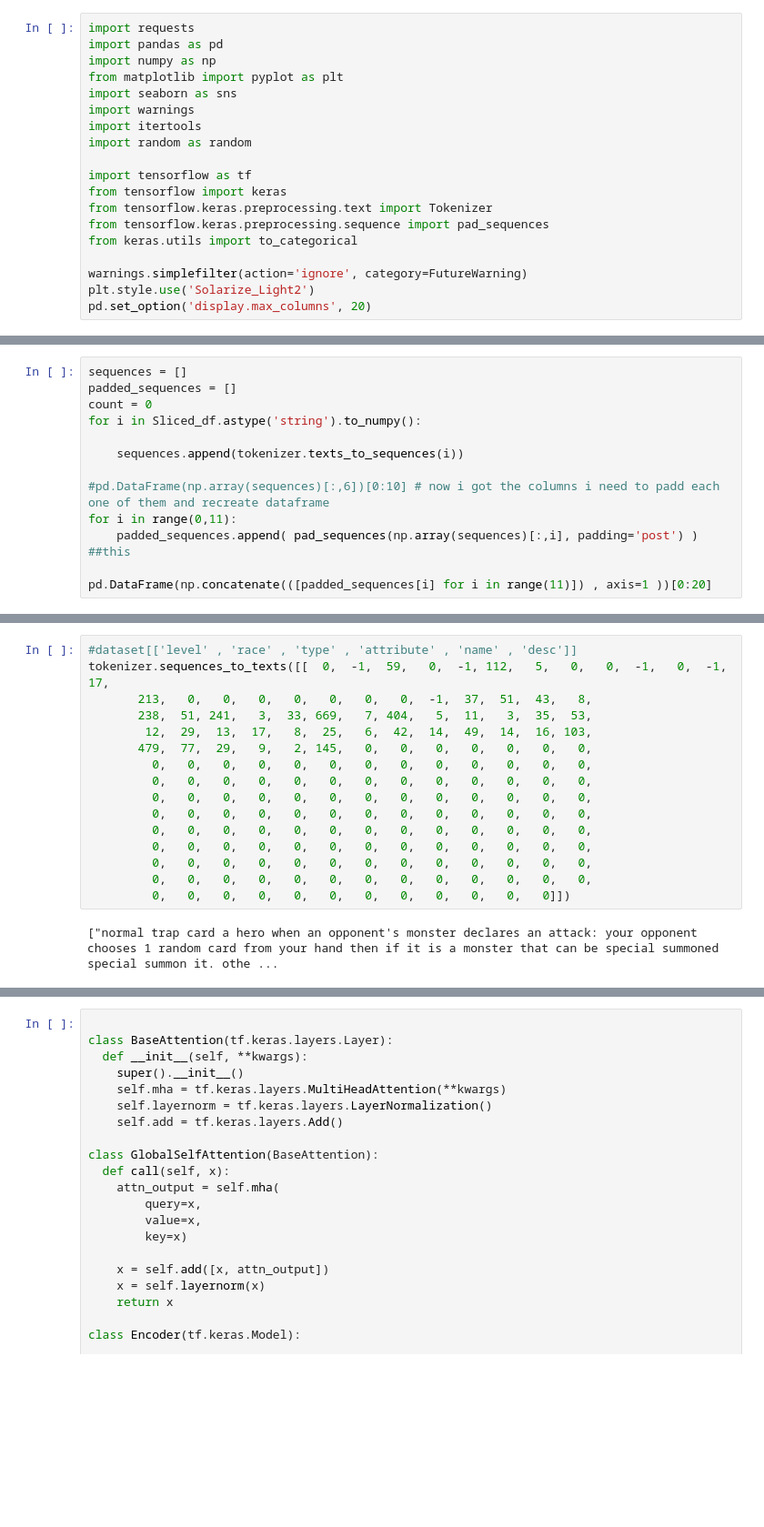
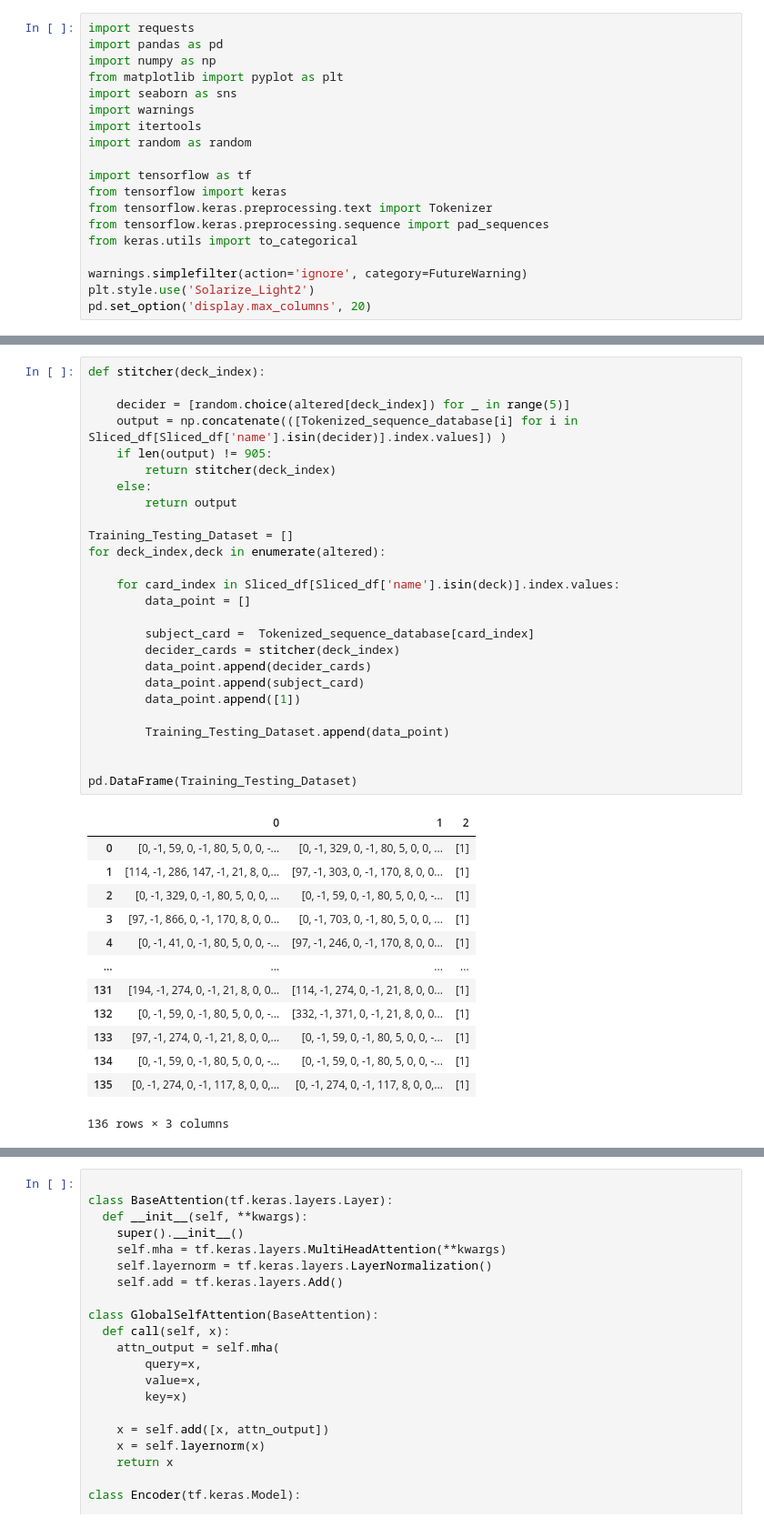
Before and after one commit to X99S5/Transformer_Based_Yugioh_Comparator_Model, a Jupyter notebook: Main.ipynb, the cells around one changed output, grey strips where cells are left out. Shown at 91% size. Cells and saved outputs as stored; diff of their text form; blank space fills up the shorter version.

```diff
--- a/Main.ipynb
+++ b/Main.ipynb
@@ -133,13 +115,0 @@ Sliced_df
-# %%
-sequences = []
-padded_sequences = []
-count = 0
-for i in Sliced_df.astype('string').to_numpy():
-
-    sequences.append(tokenizer.texts_to_sequences(i))
-
-#pd.DataFrame(np.array(sequences)[:,6])[0:10] # now i got the columns i need to padd each one of them and recreate dataframe
-for i in range(0,11):
-    padded_sequences.append( pad_sequences(np.array(sequences)[:,i], padding='post') ) ##this
-
-pd.DataFrame(np.concatenate(([padded_sequences[i] for i in range(11)]) , axis=1 ))[0:20]
@@ -165,18 +116,40 @@ pd.DataFrame(np.concatenate(([padded_sequences[i] for i in range(11)]) , axis=1
-# %%
-#dataset[['level' , 'race' , 'type' , 'attribute' , 'name' , 'desc']]
-tokenizer.sequences_to_texts([[  0,  -1,  59,   0,  -1, 112,   5,   0,   0,  -1,   0,  -1,  17,
-       213,   0,   0,   0,   0,   0,   0,   0,  -1,  37,  51,  43,   8,
-       238,  51, 241,   3,  33, 669,   7, 404,   5,  11,   3,  35,  53,
-        12,  29,  13,  17,   8,  25,   6,  42,  14,  49,  14,  16, 103,
-       479,  77,  29,   9,   2, 145,   0,   0,   0,   0,   0,   0,   0,
-         0,   0,   0,   0,   0,   0,   0,   0,   0,   0,   0,   0,   0,
-         0,   0,   0,   0,   0,   0,   0,   0,   0,   0,   0,   0,   0,
-         0,   0,   0,   0,   0,   0,   0,   0,   0,   0,   0,   0,   0,
-         0,   0,   0,   0,   0,   0,   0,   0,   0,   0,   0,   0,   0,
-         0,   0,   0,   0,   0,   0,   0,   0,   0,   0,   0,   0,   0,
-         0,   0,   0,   0,   0,   0,   0,   0,   0,   0,   0,   0,   0,
-         0,   0,   0,   0,   0,   0,   0,   0,   0,   0,   0,   0,   0,
-         0,   0,   0,   0,   0,   0,   0,   0,   0,   0,   0,   0,   0,
-         0,   0,   0,   0,   0,   0,   0,   0,   0,   0,   0,   0]])
-# %% [output]
-["normal trap card a hero when an opponent's monster declares an attack: your opponent chooses 1 random card from your hand then if it is a monster that can be special summoned special summon it. othe ...
+# %%
+def stitcher(deck_index):
+
+    decider = [random.choice(altered[deck_index]) for _ in range(5)]
+    output = np.concatenate(([Tokenized_sequence_database[i] for i in Sliced_df[Sliced_df['name'].isin(decider)].index.values]) )
+    if len(output) != 905:
+        return stitcher(deck_index)
+    else:
+        return output
+
+Training_Testing_Dataset = []
+for deck_index,deck in enumerate(altered):
+
+    for card_index in Sliced_df[Sliced_df['name'].isin(deck)].index.values:
+        data_point = []
+
+        subject_card =  Tokenized_sequence_database[card_index]
+        decider_cards = stitcher(deck_index)
+        data_point.append(decider_cards)
+        data_point.append(subject_card)
+        data_point.append([1])
+
+        Training_Testing_Dataset.append(data_point)
+
+
+pd.DataFrame(Training_Testing_Dataset)
+# %% [output]
+|  | 0 | 1 | 2 |
+| 0 | [0, -1, 59, 0, -1, 80, 5, 0, 0, -... | [0, -1, 329, 0, -1, 80, 5, 0, 0, ... | [1] |
+| 1 | [114, -1, 286, 147, -1, 21, 8, 0,... | [97, -1, 303, 0, -1, 170, 8, 0, 0... | [1] |
+| 2 | [0, -1, 329, 0, -1, 80, 5, 0, 0, ... | [0, -1, 59, 0, -1, 80, 5, 0, 0, -... | [1] |
+| 3 | [97, -1, 866, 0, -1, 170, 8, 0, 0... | [0, -1, 703, 0, -1, 80, 5, 0, 0, ... | [1] |
+| 4 | [0, -1, 41, 0, -1, 80, 5, 0, 0, -... | [97, -1, 246, 0, -1, 170, 8, 0, 0... | [1] |
+| ... | ... | ... | ... |
+| 131 | [194, -1, 274, 0, -1, 21, 8, 0, 0... | [114, -1, 274, 0, -1, 21, 8, 0, 0... | [1] |
+| 132 | [0, -1, 59, 0, -1, 80, 5, 0, 0, -... | [332, -1, 371, 0, -1, 21, 8, 0, 0... | [1] |
+| 133 | [97, -1, 274, 0, -1, 21, 8, 0, 0,... | [0, -1, 59, 0, -1, 80, 5, 0, 0, -... | [1] |
+| 134 | [0, -1, 59, 0, -1, 80, 5, 0, 0, -... | [0, -1, 59, 0, -1, 80, 5, 0, 0, -... | [1] |
+| 135 | [0, -1, 274, 0, -1, 117, 8, 0, 0,... | [0, -1, 274, 0, -1, 117, 8, 0, 0,... | [1] |
+136 rows × 3 columns
```
Also changed, not shown: parts of 5 cells of this notebook.
